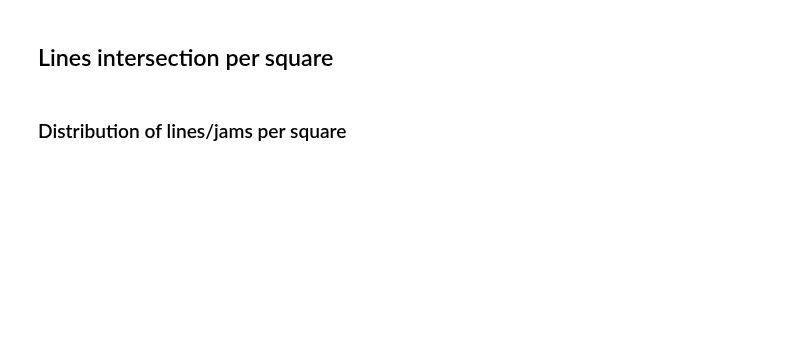
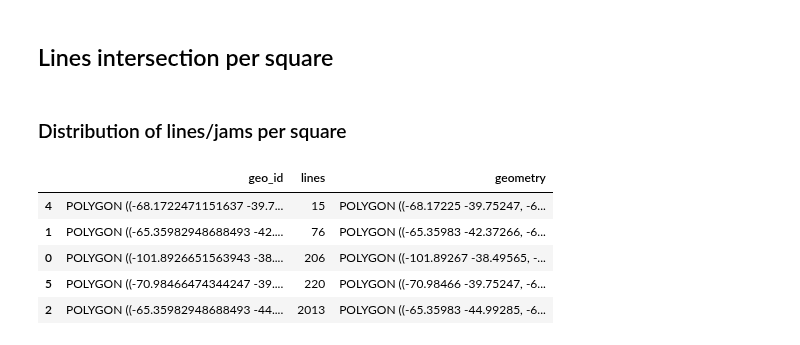
Before and after one commit to EL-BID/IDB-IDB-Invest-Coronavirus-Impact-Dashboard, a Jupyter notebook: notebooks/katana_bounds.ipynb, the cells around one changed output. Drawn from its saved outputs; the diff is of its cells as text; code cells hidden in the pictures; blank space fills up the shorter version.

Commit message:
running per square de match of lines

```diff
--- a/notebooks/katana_bounds.ipynb
+++ b/notebooks/katana_bounds.ipynb
@@ -419,0 +377,8 @@ df_lines.to_csv(f"~/private/geo_id_polygon/line_wkt_area_geo_id_{cm}.csv", index
+# %%
+geopath = "/home/soniame/private/projects/corona_geo_id/geo_id/"
+geo_id_path = [os.path.join(geopath, x) for x in os.listdir(geopath)][:50]
+df_geo_lines = pd.DataFrame()
+for pth in geo_id_path:
+    df_geo_lines = df_geo_lines.append(pd.read_csv(pth))
+df_geo_lines = df_geo_lines \
+    .rename(columns = {'wkt_def':'line_wkt', 'geom_def':'geo_id'})
@@ -430,14 +395,21 @@ df_geo_id.head()
 # %%
-tab = (df_geo_id
+tab = (df_geo_lines
   >> group_by(_.geo_id)
   >> summarize(lines = _.line_wkt.count())
   >> ungroup()
   >> arrange("lines")
   )
 tab['geometry'] = gpd.GeoSeries.from_wkt(tab['geo_id'])
 tab = gpd.GeoDataFrame(tab, geometry='geometry')
 
 tab.head()
+# %% [output]
+|  | geo_id | lines | geometry |
+| 4 | POLYGON ((-68.1722471151637 -39.7... | 15 | POLYGON ((-68.17225 -39.75247, -6... |
+| 1 | POLYGON ((-65.35982948688493 -42.... | 76 | POLYGON ((-65.35983 -42.37266, -6... |
+| 0 | POLYGON ((-101.8926651563943 -38.... | 206 | POLYGON ((-101.89267 -38.49565, -... |
+| 5 | POLYGON ((-70.98466474344247 -39.... | 220 | POLYGON ((-70.98466 -39.75247, -6... |
+| 2 | POLYGON ((-65.35982948688493 -44.... | 2013 | POLYGON ((-65.35983 -44.99285, -6... |
 # %%
 import matplotlib.pyplot as plt
 fig, ax = plt.subplots(1, 1)
```
Also changed, not shown: parts of 19 cells of this notebook, 1 other file.
